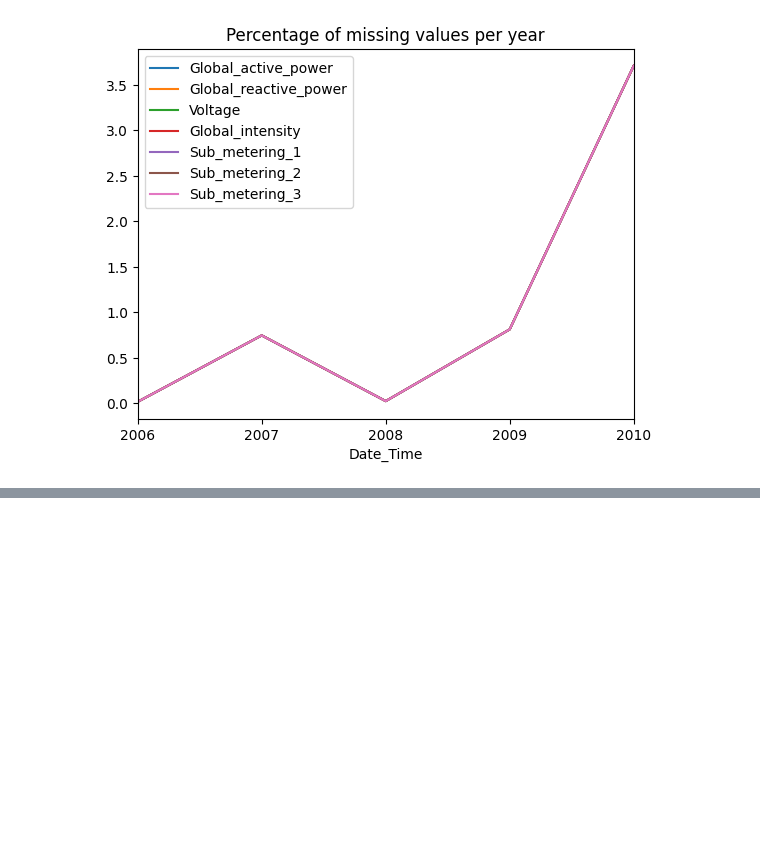
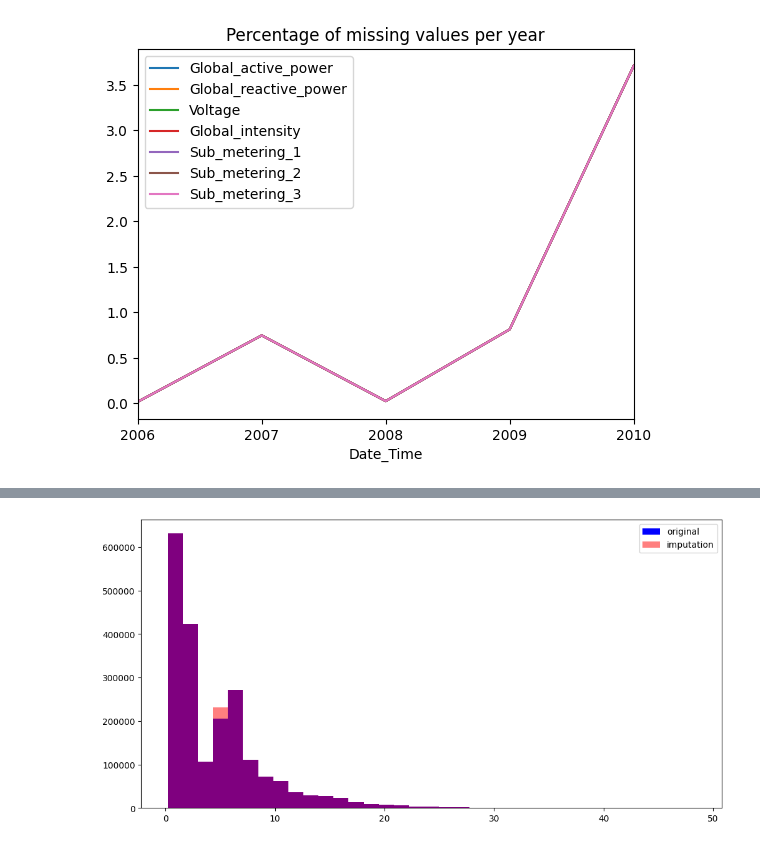
Before and after one commit to PhilNiPN/Project1, a Jupyter notebook: Energy-consumption-thougts and notes.ipynb, the cells around one changed output, grey strips where cells are left out. Cells and saved outputs as stored; diff of their text form; code cells hidden in the pictures; blank space fills up the shorter version.

```diff
--- a/Energy-consumption-thougts and notes.ipynb
+++ b/Energy-consumption-thougts and notes.ipynb
@@ -503,0 +463,8 @@ plt.show()
+# %%
+fig, axs = plt.subplots(figsize = (12,6))
+energy_comp_df['Global_intensity'].hist(ax = axs, label = 'original', color='blue', alpha = 1, bins = 35, grid=False)
+mean_df['Global_intensity'].hist(ax=axs, label= 'imputation', color = 'red', alpha = 0.5, bins=35, grid = False)
+axs.legend(loc='upper right')
+plt.show()
+# %% [output]
+[figure, added]
```
Also changed, not shown: parts of 76 cells of this notebook, 2 other files.
